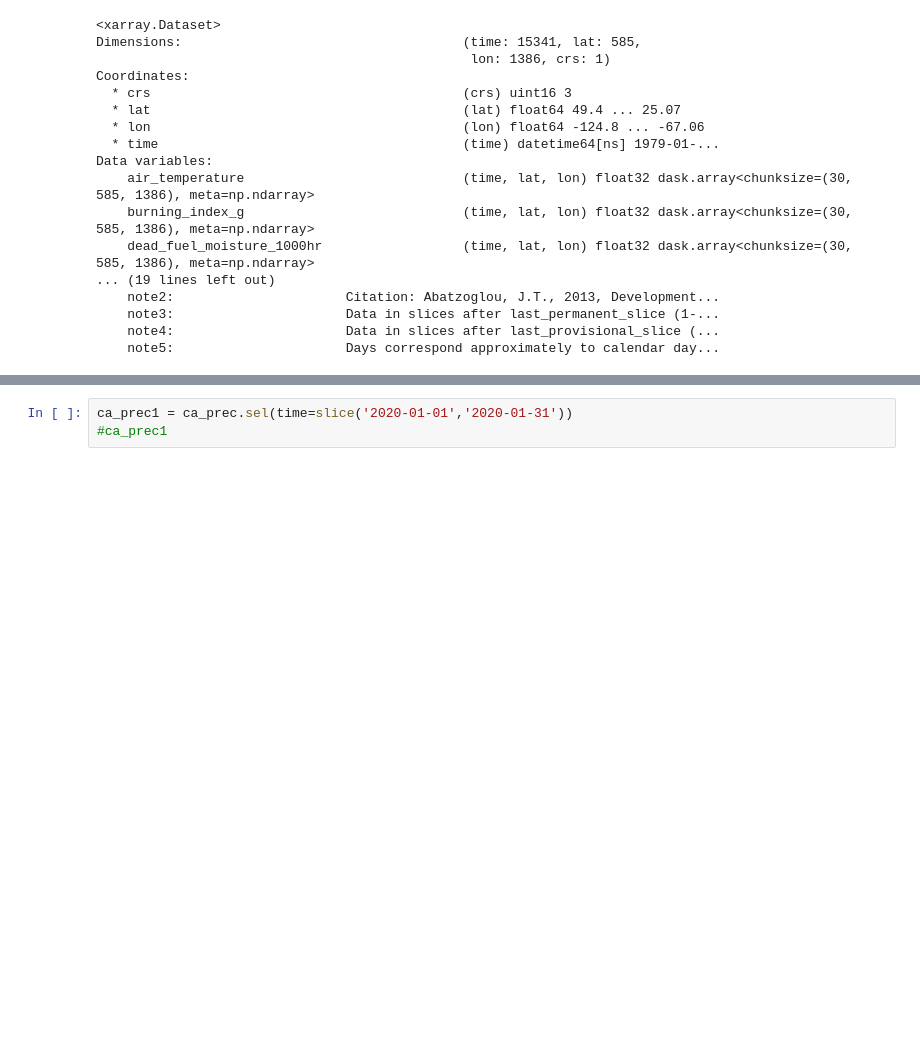
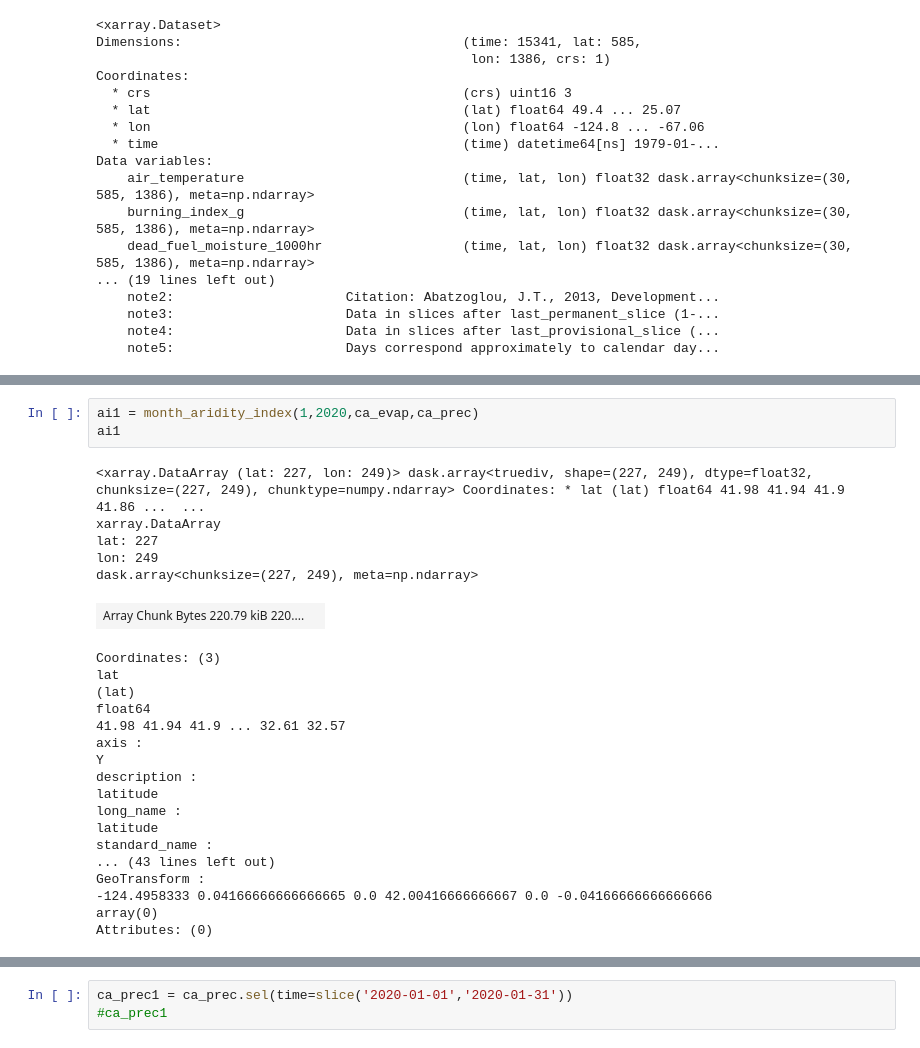
Before and after one commit to carmengg/PlanetComp_aridity_layer, a Jupyter notebook: ca_aridity_TRIALS.ipynb, the cells around one changed output, grey strips where cells are left out. Cells and saved outputs as stored; diff of their text form; blank space fills up the shorter version.

```diff
--- a/ca_aridity_TRIALS.ipynb
+++ b/ca_aridity_TRIALS.ipynb
@@ -177,0 +261,27 @@ mm
+# %%
+ai1 = month_aridity_index(1,2020,ca_evap,ca_prec)
+ai1
+# %% [output]
+<xarray.DataArray (lat: 227, lon: 249)> dask.array<truediv, shape=(227, 249), dtype=float32, chunksize=(227, 249), chunktype=numpy.ndarray> Coordinates: * lat (lat) float64 41.98 41.94 41.9 41.86 ...  ...
+xarray.DataArray
+lat: 227
+lon: 249
+dask.array<chunksize=(227, 249), meta=np.ndarray>
+| Array Chunk Bytes 220.79 kiB 220.... |  |
+Coordinates: (3)
+lat
+(lat)
+float64
+41.98 41.94 41.9 ... 32.61 32.57
+axis :
+Y
+description :
+latitude
+long_name :
+latitude
+standard_name :
+... (43 lines left out)
+GeoTransform :
+-124.4958333 0.04166666666666665 0.0 42.00416666666667 0.0 -0.04166666666666666
+array(0)
+Attributes: (0)
```
Also changed, not shown: parts of 30 cells of this notebook.
